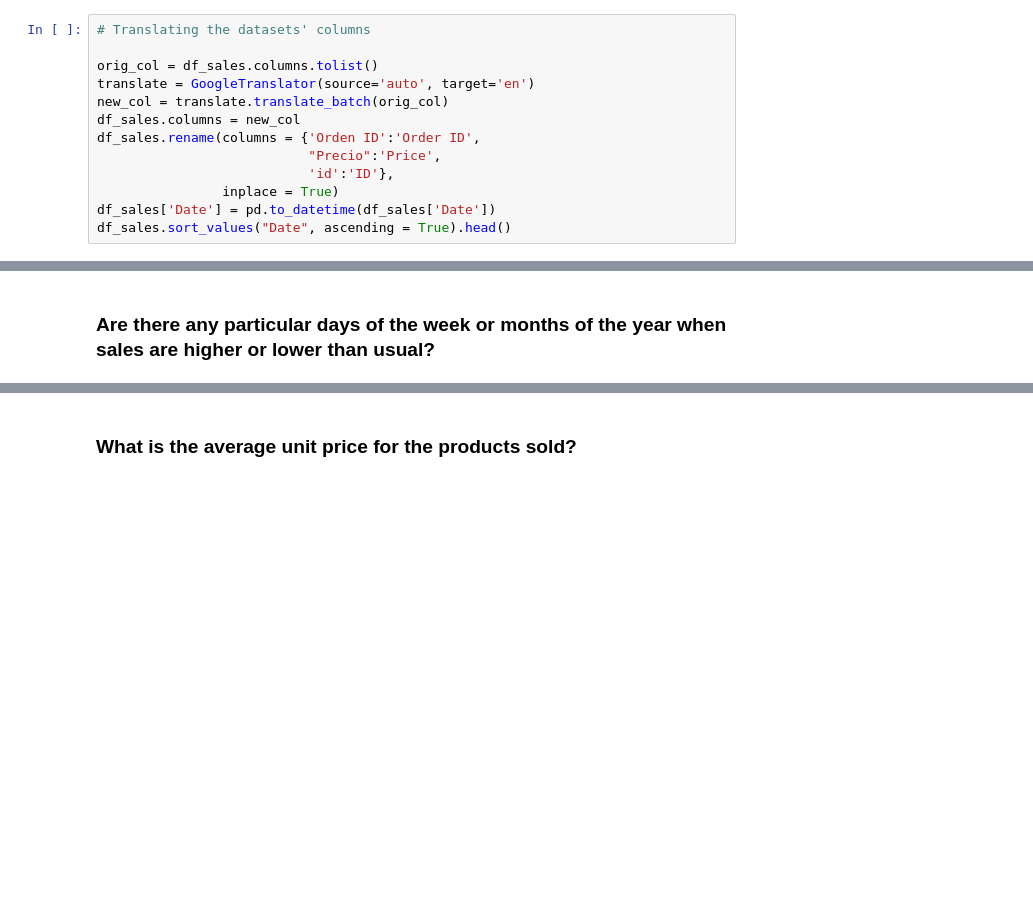
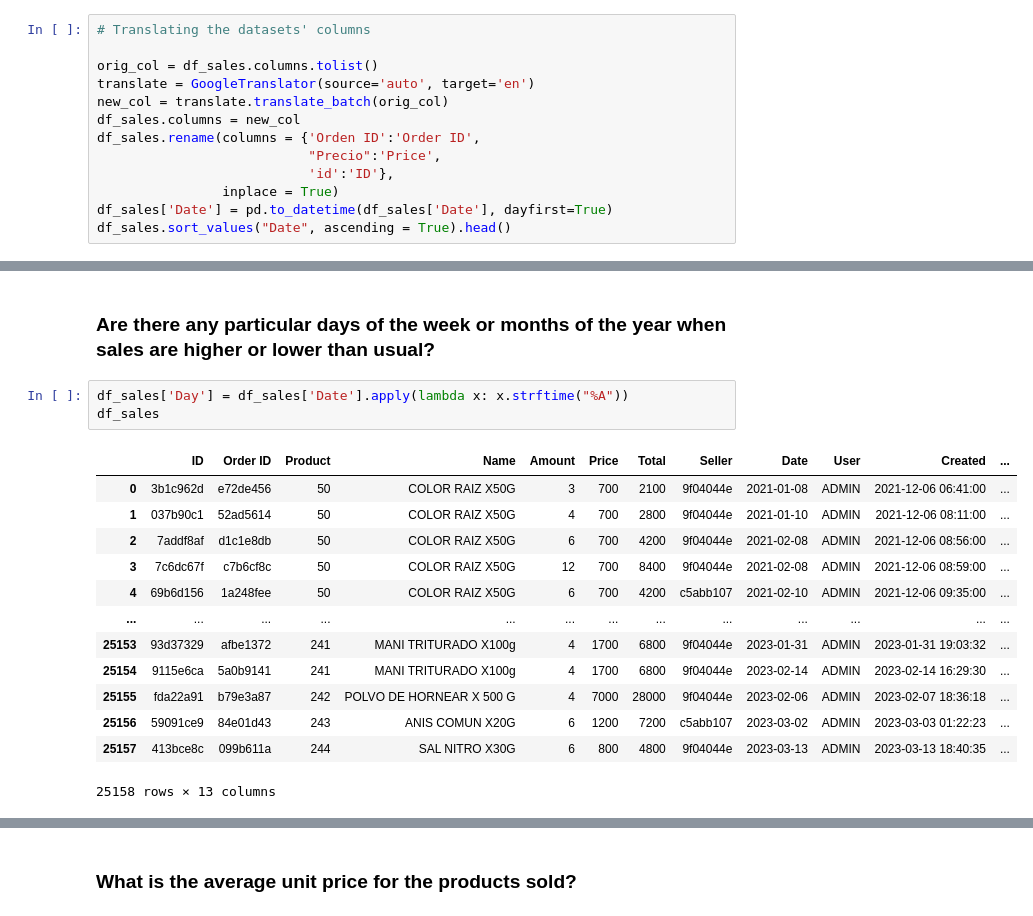
Before and after one commit to kecoaxx/david-s_portfolio, a Jupyter notebook: Data Science/Product Sales/Sales.ipynb, the cells around one changed output, grey strips where cells are left out. Saved outputs shown, nothing was run; the diff lists cells and outputs as text; blank space fills up the shorter version.

Commit message:
sales update

```diff
--- a/Data Science/Product Sales/Sales.ipynb
+++ b/Data Science/Product Sales/Sales.ipynb
@@ -20,7 +20,7 @@ df_sales.rename(columns = {'Orden ID':'Order ID',
                            "Precio":'Price',
                            'id':'ID'},
                 inplace = True)
-df_sales['Date'] = pd.to_datetime(df_sales['Date'])
+df_sales['Date'] = pd.to_datetime(df_sales['Date'], dayfirst=True)
 df_sales.sort_values("Date", ascending = True).head()
 # %% [output]
 |  | ID | Order ID | Product | Name | Amount | Price | Total | Seller | Date | User | Created | ... |
@@ -153,3 +153,20 @@ print(text)
 The product that are selling the most is CANELA ASTILLA X5G with 9435 sale(s), and the least is AJONJOLI X500G with 1 sale(s).
 # %% [markdown]
 ### Are there any particular days of the week or months of the year when sales are higher or lower than usual?
+# %%
+df_sales['Day'] = df_sales['Date'].apply(lambda x: x.strftime("%A"))
+df_sales
+# %% [output]
+|  | ID | Order ID | Product | Name | Amount | Price | Total | Seller | Date | User | Created | ... |
+| 0 | 3b1c962d | e72de456 | 50 | COLOR RAIZ X50G | 3 | 700 | 2100 | 9f04044e | 2021-01-08 | ADMIN | 2021-12-06 06:41:00 | ... |
+| 1 | 037b90c1 | 52ad5614 | 50 | COLOR RAIZ X50G | 4 | 700 | 2800 | 9f04044e | 2021-01-10 | ADMIN | 2021-12-06 08:11:00 | ... |
+| 2 | 7addf8af | d1c1e8db | 50 | COLOR RAIZ X50G | 6 | 700 | 4200 | 9f04044e | 2021-02-08 | ADMIN | 2021-12-06 08:56:00 | ... |
+| 3 | 7c6dc67f | c7b6cf8c | 50 | COLOR RAIZ X50G | 12 | 700 | 8400 | 9f04044e | 2021-02-08 | ADMIN | 2021-12-06 08:59:00 | ... |
+| 4 | 69b6d156 | 1a248fee | 50 | COLOR RAIZ X50G | 6 | 700 | 4200 | c5abb107 | 2021-02-10 | ADMIN | 2021-12-06 09:35:00 | ... |
+| ... | ... | ... | ... | ... | ... | ... | ... | ... | ... | ... | ... | ... |
+| 25153 | 93d37329 | afbe1372 | 241 | MANI TRITURADO X100g | 4 | 1700 | 6800 | 9f04044e | 2023-01-31 | ADMIN | 2023-01-31 19:03:32 | ... |
+| 25154 | 9115e6ca | 5a0b9141 | 241 | MANI TRITURADO X100g | 4 | 1700 | 6800 | 9f04044e | 2023-02-14 | ADMIN | 2023-02-14 16:29:30 | ... |
+| 25155 | fda22a91 | b79e3a87 | 242 | POLVO DE HORNEAR X 500 G | 4 | 7000 | 28000 | 9f04044e | 2023-02-06 | ADMIN | 2023-02-07 18:36:18 | ... |
+| 25156 | 59091ce9 | 84e01d43 | 243 | ANIS COMUN X20G | 6 | 1200 | 7200 | c5abb107 | 2023-03-02 | ADMIN | 2023-03-03 01:22:23 | ... |
+| 25157 | 413bce8c | 099b611a | 244 | SAL NITRO X30G | 6 | 800 | 4800 | 9f04044e | 2023-03-13 | ADMIN | 2023-03-13 18:40:35 | ... |
+25158 rows × 13 columns
```
Also changed, not shown: parts of 1 cell of this notebook.
